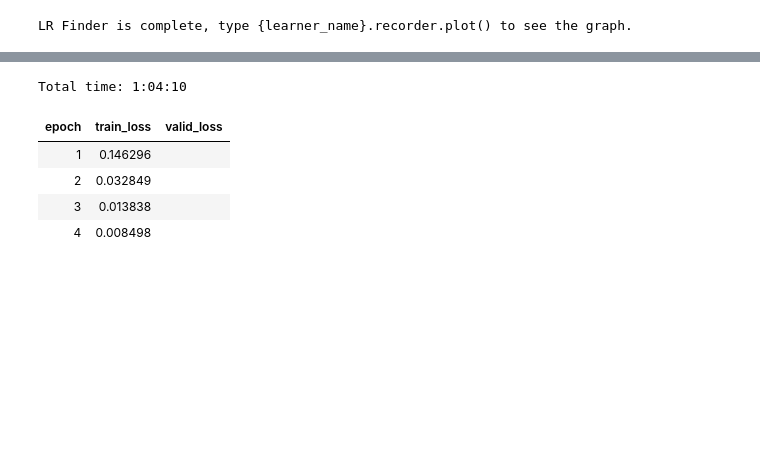
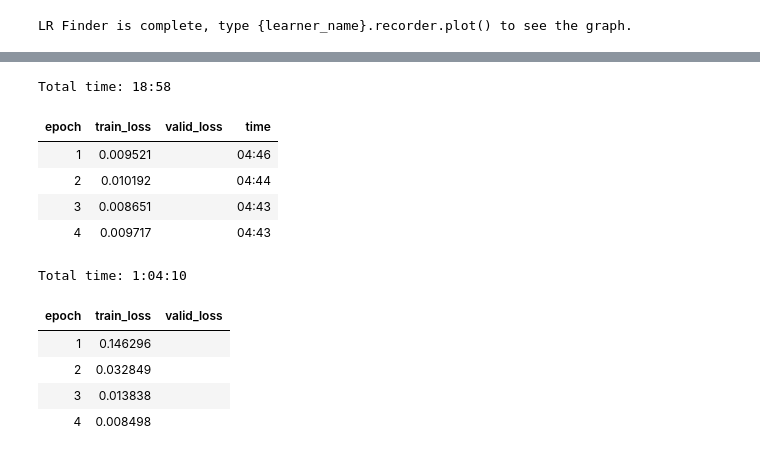
Before and after one commit to yasrynn/ML-Notebooks, a Jupyter notebook: production_seg.ipynb, the cells around one changed output, grey strips where cells are left out. Cells and saved outputs as stored; diff of their text form; code cells hidden in the pictures; blank space fills up the shorter version.

```diff
--- a/production_seg.ipynb
+++ b/production_seg.ipynb
@@ -440,3 +437,12 @@ Min numerical gradient: 3.02E-01
+# %%
+learn.fit_one_cycle(4,max_lr=1e-3)
+# %% [output]
+Total time: 18:58
+| epoch | train_loss | valid_loss | time |
+| 1 | 0.009521 |  | 04:46 |
+| 2 | 0.010192 |  | 04:44 |
+| 3 | 0.008651 |  | 04:43 |
+| 4 | 0.009717 |  | 04:43 |
 # %%
 # learn.fit_one_cycle(4,max_lr=1e-2) #kernel size 9
 # %% [output]
```
Also changed, not shown: parts of 22 cells of this notebook.
